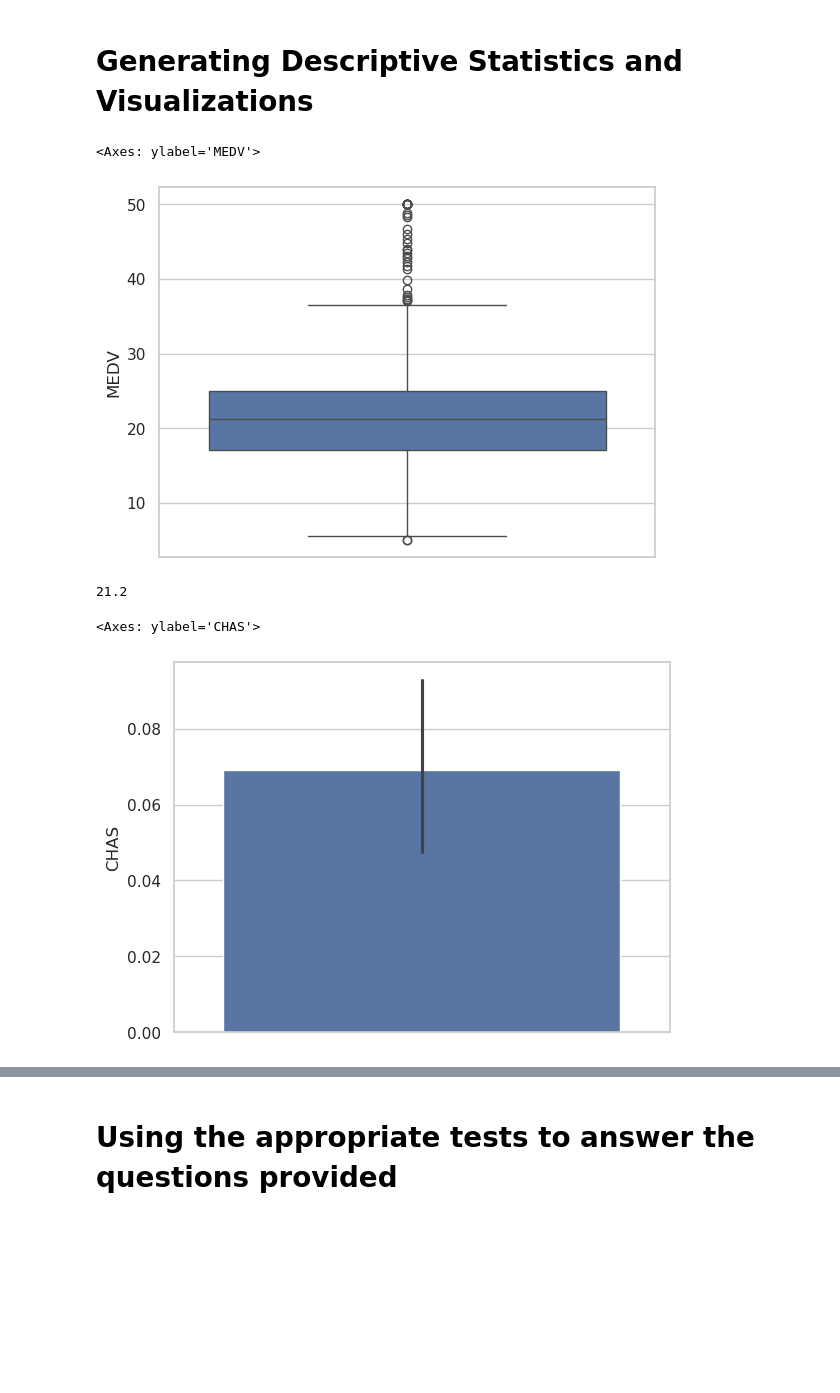
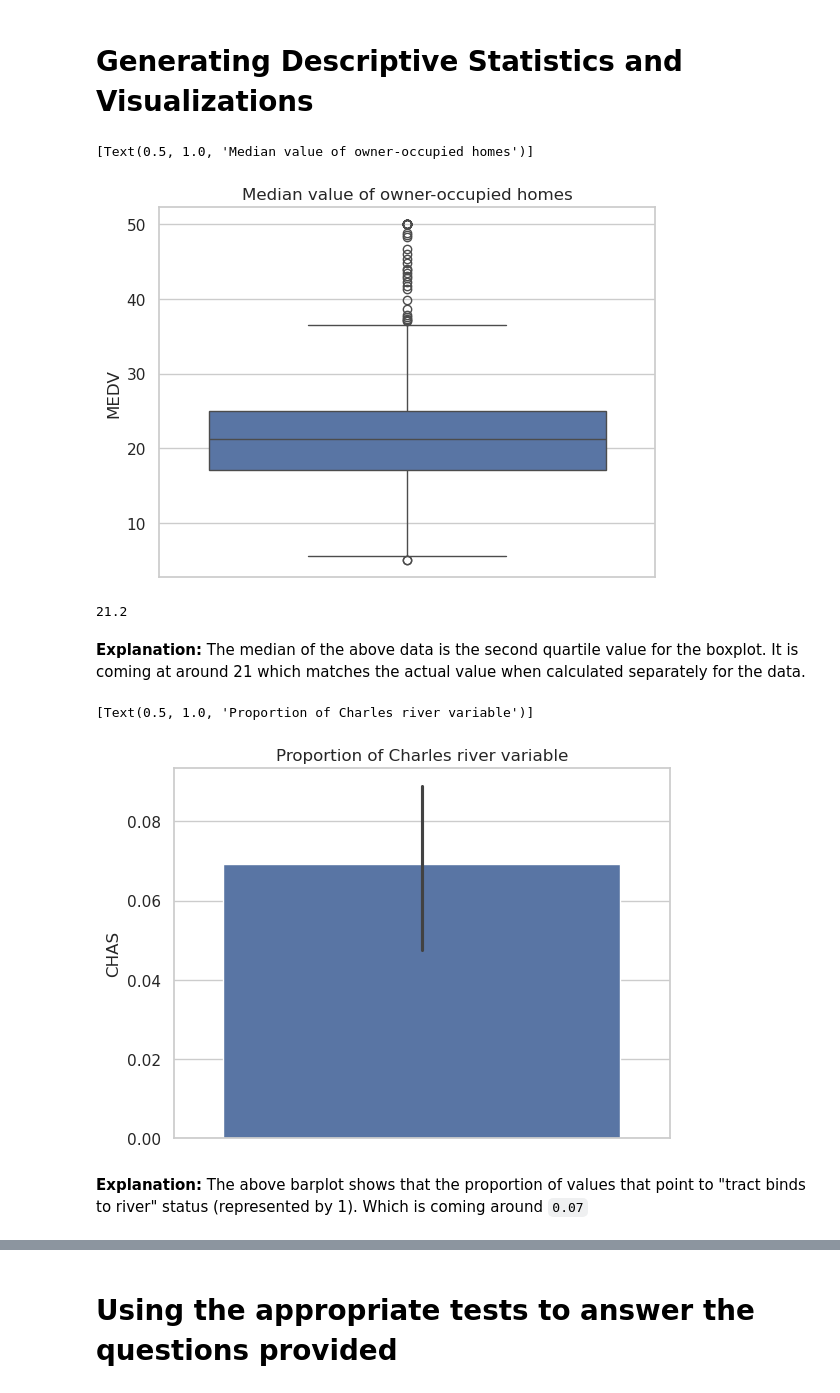
Before and after one commit to sampuran99/bostonHousingData, a Jupyter notebook: Project_Case_Boston_Housing_Data.ipynb, the cells around one changed output, grey strips where cells are left out. Drawn from its saved outputs; the diff is of its cells as text; code cells hidden in the pictures; blank space fills up the shorter version.

Commit message:
Updated Boston Housing Data file
Contains the updated file containing a more clean notebook.

```diff
--- a/Project_Case_Boston_Housing_Data.ipynb
+++ b/Project_Case_Boston_Housing_Data.ipynb
@@ -101,23 +101,27 @@ boston_df.shape
 # %%
 # For the "Median value of owner-occupied homes" provide a boxplot
 sns.set(style="whitegrid")
-sns.boxplot( y='MEDV', data=boston_df)
+sns.boxplot( y='MEDV', data=boston_df).set(title="Median value of owner-occupied homes")
 # %% [output]
-<Axes: ylabel='MEDV'>
+[Text(0.5, 1.0, 'Median value of owner-occupied homes')]
-[figure, old version]
+[figure, new version]
 # %%
 boston_df['MEDV'].median()
 # %% [output]
 21.2
+# %% [markdown]
+**Explanation:** The median of the above data is the second quartile value for the boxplot. It is coming at around 21 which matches the actual value when calculated separately for the data.
 # %%
 boston_df.loc[(boston_df['CHAS'] > 0), 'CHAS'] = 'BoundsRiver'
 boston_df.loc[(boston_df['CHAS'] == 0), 'CHAS'] = 'NotRiverBound'
 # %%
 # Provide a  bar plot for the Charles river variable
-sns.barplot(y="CHAS", data=boston_df)
+sns.barplot(y="CHAS", data=boston_df).set(title="Proportion of Charles river variable")
 # %% [output]
-<Axes: ylabel='CHAS'>
+[Text(0.5, 1.0, 'Proportion of Charles river variable')]
-[figure, old version]
+[figure, new version]
+# %% [markdown]
+**Explanation:** The above barplot shows that the proportion of values that point to "tract binds to river" status  (represented by 1). Which is coming around `0.07`
 # %%
 # Count the occurrences of 1 and 0
 cnt = boston_df['CHAS'].value_counts()
```
Also changed, not shown: parts of 8 cells of this notebook.
